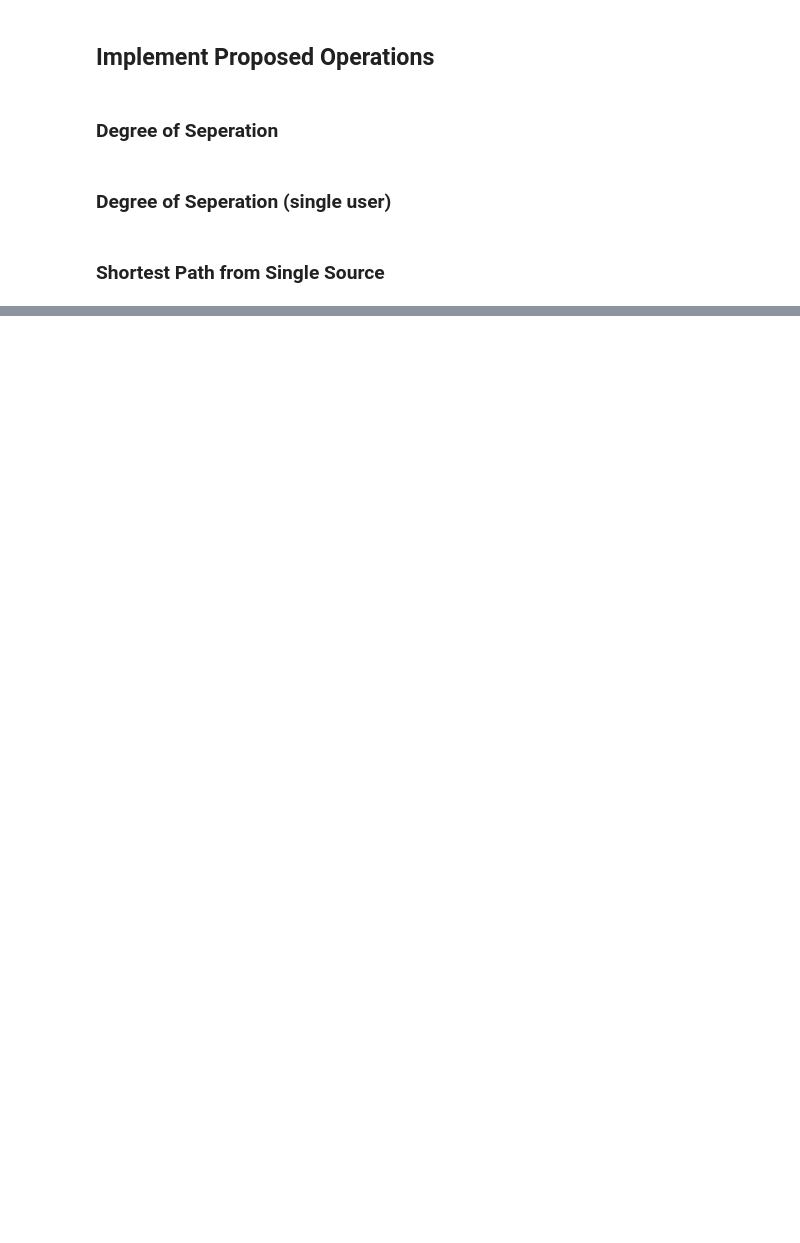
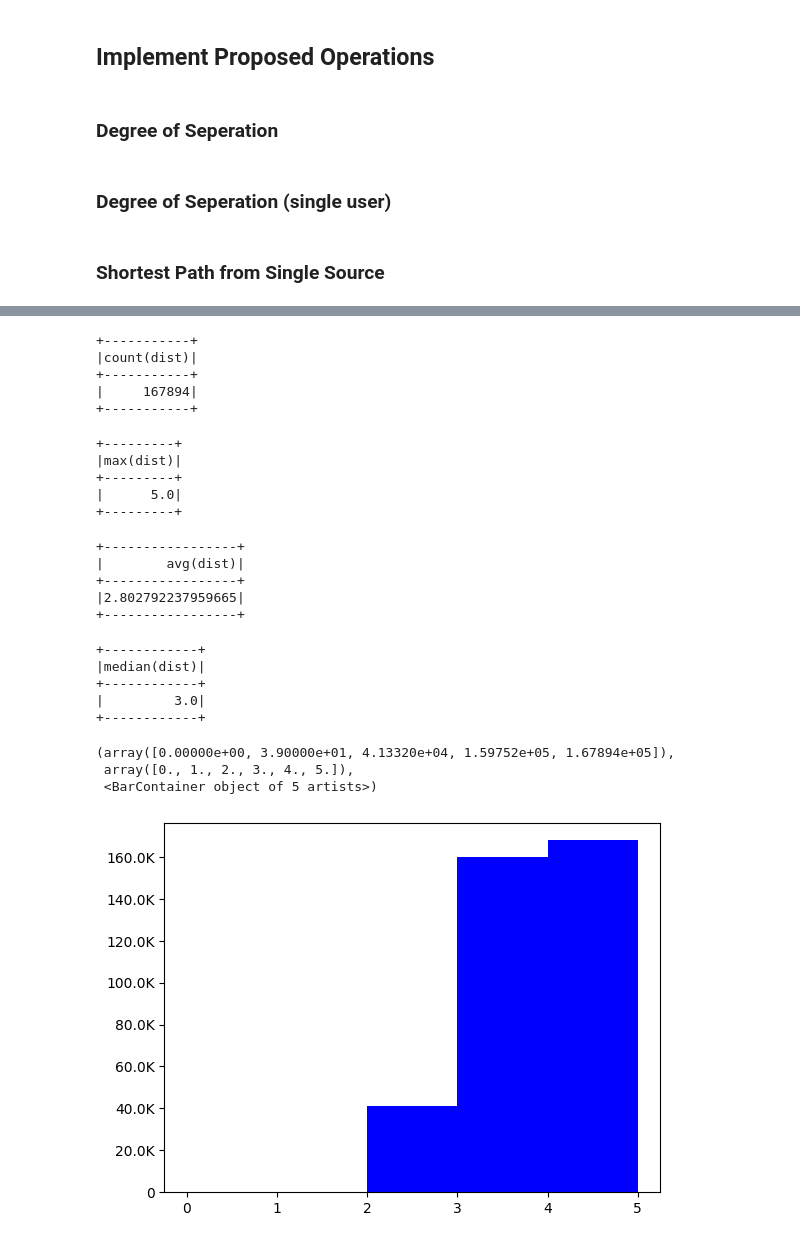
Before and after one commit to chenho2000/CS631-Final-Project, a Jupyter notebook: bfs.ipynb, the cells around one changed output, grey strips where cells are left out. Saved outputs shown, nothing was run; the diff lists cells and outputs as text; code cells hidden in the pictures; blank space fills up the shorter version.

```diff
--- a/bfs.ipynb
+++ b/bfs.ipynb
@@ -265,0 +349,3 @@ def sssp(graph, id, max_iter=10):
+# %%
+t3=bfs(graph3,98343,max_iter=6)
+t3.show()
@@ -265,0 +391,32 @@ def sssp(graph, id, max_iter=10):
+# %%
+reachable.select(f.count(t3.dist)).show()
+# %% [output]
++-----------+
+|count(dist)|
++-----------+
+|     167894|
++-----------+
+# %%
+reachable.select(f.max(t3.dist)).show()
+# %% [output]
++---------+
+|max(dist)|
++---------+
+|      5.0|
++---------+
+# %%
+reachable.select(f.avg(t3.dist)).show()
+# %% [output]
++-----------------+
+|        avg(dist)|
++-----------------+
+|2.802792237959665|
++-----------------+
+# %%
+reachable.select(f.median(t3.dist)).show()
+# %% [output]
++------------+
+|median(dist)|
++------------+
+|         3.0|
++------------+
@@ -265,0 +425,11 @@ def sssp(graph, id, max_iter=10):
+# %%
+from pyspark_dist_explore import hist, Histogram
+import matplotlib.pyplot as plt
+
+fig, ax = plt.subplots()
+hist(ax, t3.select('dist'), bins = [0,1,2,3,4,5], color=['blue'])
+# %% [output]
+(array([0.00000e+00, 3.90000e+01, 4.13320e+04, 1.59752e+05, 1.67894e+05]),
+ array([0., 1., 2., 3., 4., 5.]),
+ <BarContainer object of 5 artists>)
+[figure, added]
```
Also changed, not shown: parts of 36 cells of this notebook.
